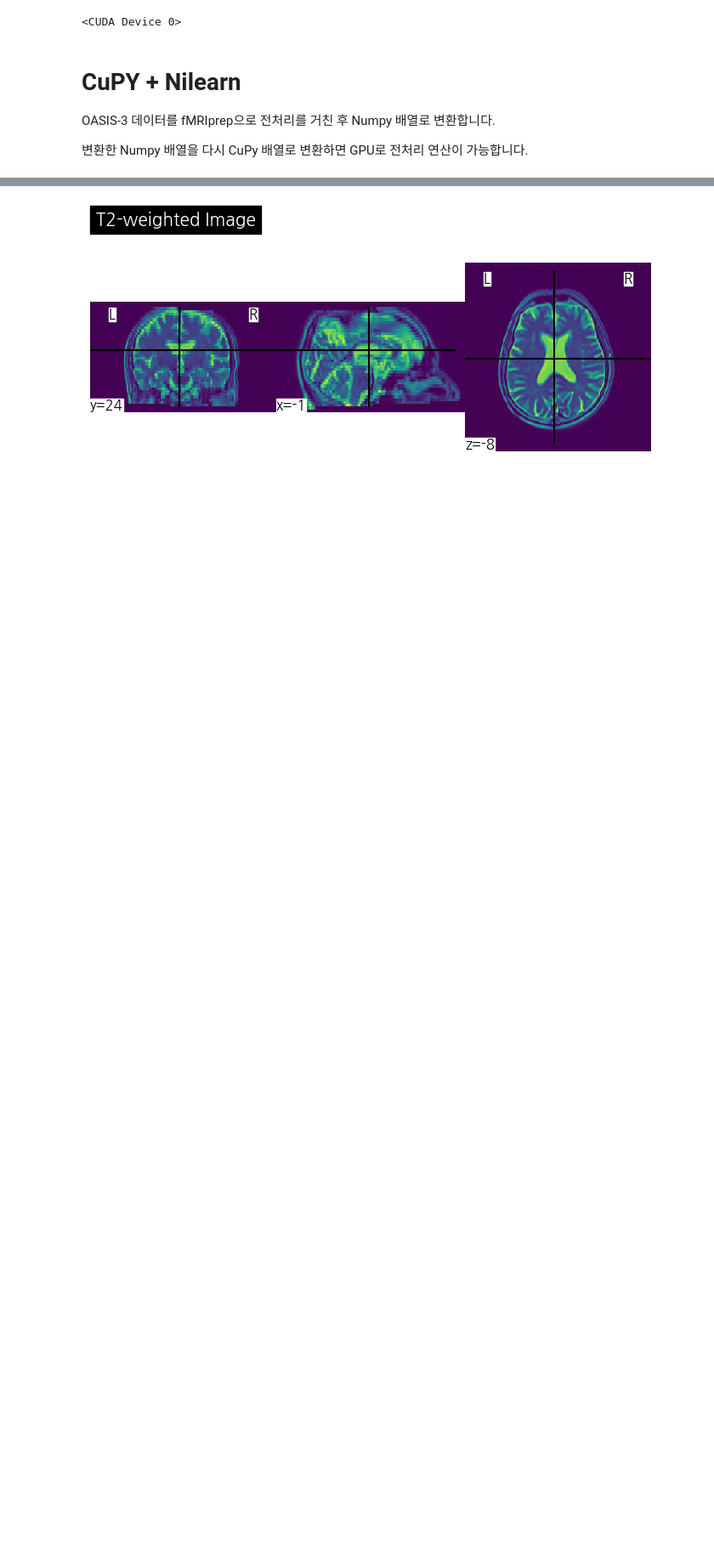
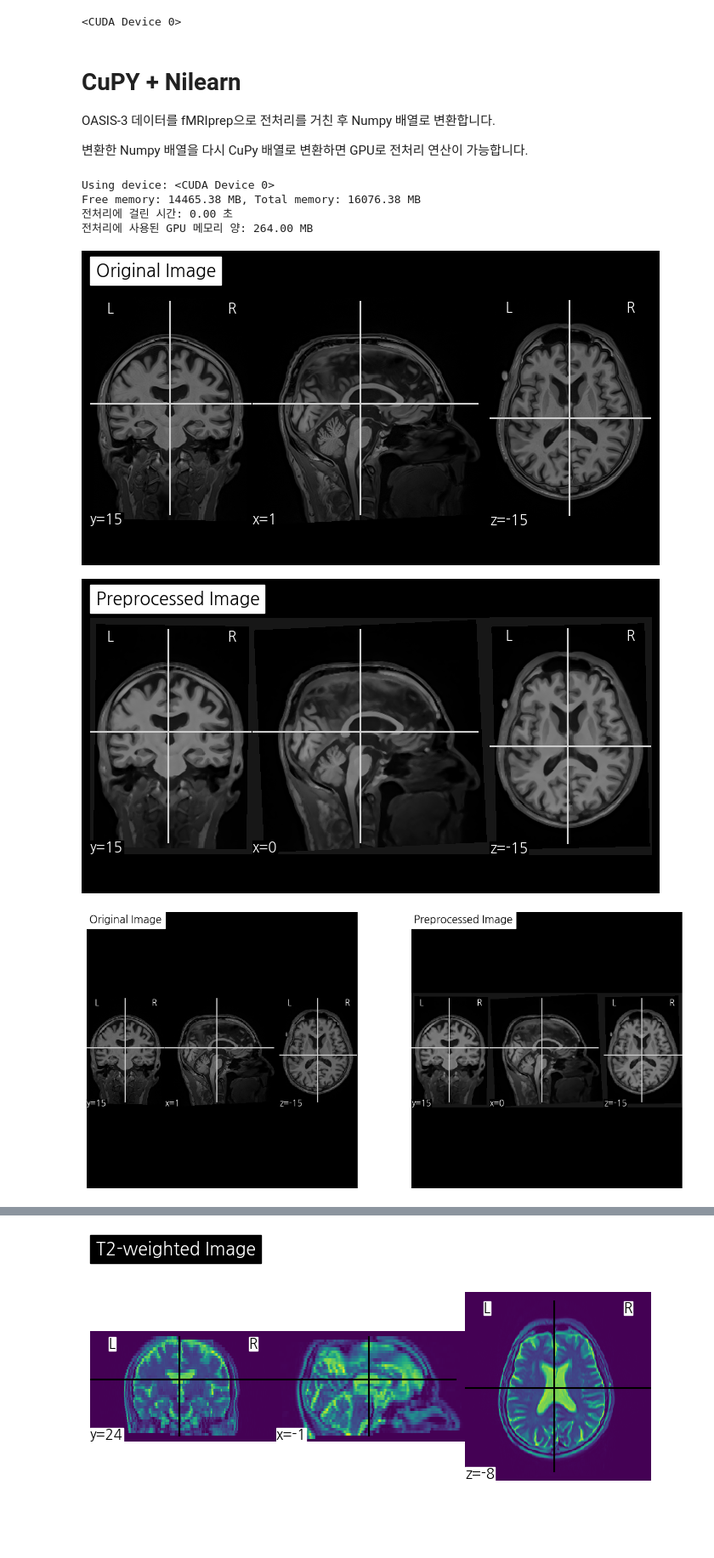
Before and after one commit to minyoungci/fMRI-, a Jupyter notebook: CuPY_Tutorial.ipynb, the cells around one changed output, grey strips where cells are left out. Shown: that part at 85% size. Cells and saved outputs as stored; diff of their text form; code cells hidden in the pictures; blank space fills up the shorter version.

```diff
--- a/CuPY_Tutorial.ipynb
+++ b/CuPY_Tutorial.ipynb
@@ -81,8 +81,9 @@ device = cp.cuda.Device(0)
 print(f"Using device: {device}")
 print(f"Free memory: {device.mem_info[0] / 1024**2:.2f} MB, Total memory: {device.mem_info[1] / 1024**2:.2f} MB")
 
-# 전처리 시작 시간 기록
+# 전처리 시작 시간 및 메모리 사용량 기록
 start_time = time.time()
+start_mem = device.mem_info[0]
 
 # 메디안 필터 적용
 filtered_data_cupy = ndi.median_filter(data_cupy, size=3)
@@ -92,12 +93,17 @@ mean = cp.mean(filtered_data_cupy)
 std = cp.std(filtered_data_cupy)
 normalized_data_cupy = (filtered_data_cupy - mean) / std
 
-# 전처리 종료 시간 기록
+# 전처리 종료 시간 및 메모리 사용량 기록
 end_time = time.time()
+end_mem = device.mem_info[0]
 
 # 전처리에 걸린 시간 계산
 preprocessing_time = end_time - start_time
 print(f"전처리에 걸린 시간: {preprocessing_time:.2f} 초")
+
+# 전처리에 사용된 메모리 양 계산
+used_mem = (start_mem - end_mem) / 1024**2  # MB 단위로 변환
+print(f"전처리에 사용된 GPU 메모리 양: {used_mem:.2f} MB")
 
 # CuPy 배열을 NumPy 배열로 변환
 final_data_np = cp.asnumpy(normalized_data_cupy)
@@ -108,30 +114,38 @@ new_img = new_img_like(img, final_data_np)
 # 전처리 후 이미지 시각화
 plotting.plot_anat(new_img, title="Preprocessed Image")
 
 # 두 이미지를 동일한 화면에 표시
 fig, axes = plt.subplots(1, 2, figsize=(15, 7))
 plotting.plot_anat(img, title="Original Image", axes=axes[0])
 plotting.plot_anat(new_img, title="Preprocessed Image", axes=axes[1])
 plt.show()
 
 # 전처리 전후의 이미지 해상도 확인
 original_shape = data.shape
 processed_shape = final_data_np.shape
 print(f"Original image shape: {original_shape}")
 print(f"Processed image shape: {processed_shape}")
 
 # 불필요한 데이터 제거
 del data_cupy, filtered_data_cupy, normalized_data_cupy, final_data_np
 cp._default_memory_pool.free_all_blocks()
 
 # 간단한 벤치마크 테스트로 GPU 사용 확인
 small_data = cp.random.random((1000, 1000))  # 작은 데이터셋 생성
 start = cp.cuda.Event()
 end = cp.cuda.Event()
 
 start.record()
 cp.dot(small_data, small_data)  # 예시 연산
 end.record()
 
 end.synchronize()
 print(f"GPU 연산 시간: {cp.cuda.get_elapsed_time(start, end)} ms")
+# %% [output]
+Using device: <CUDA Device 0>
+Free memory: 14465.38 MB, Total memory: 16076.38 MB
+전처리에 걸린 시간: 0.00 초
+전처리에 사용된 GPU 메모리 양: 264.00 MB
+[figure, added]
+[figure, added]
+[figure, added]
```
Also changed, not shown: parts of 1 cell of this notebook.
